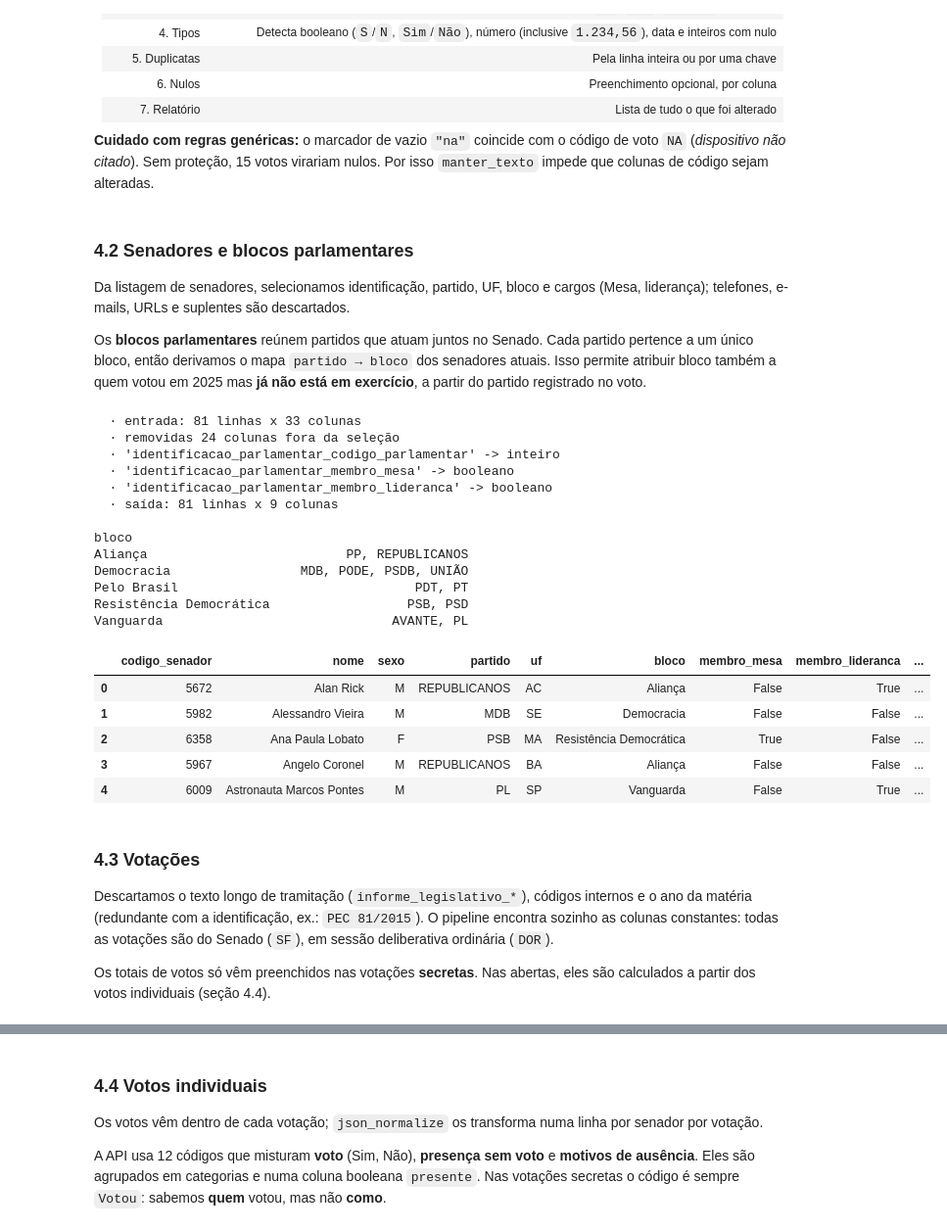
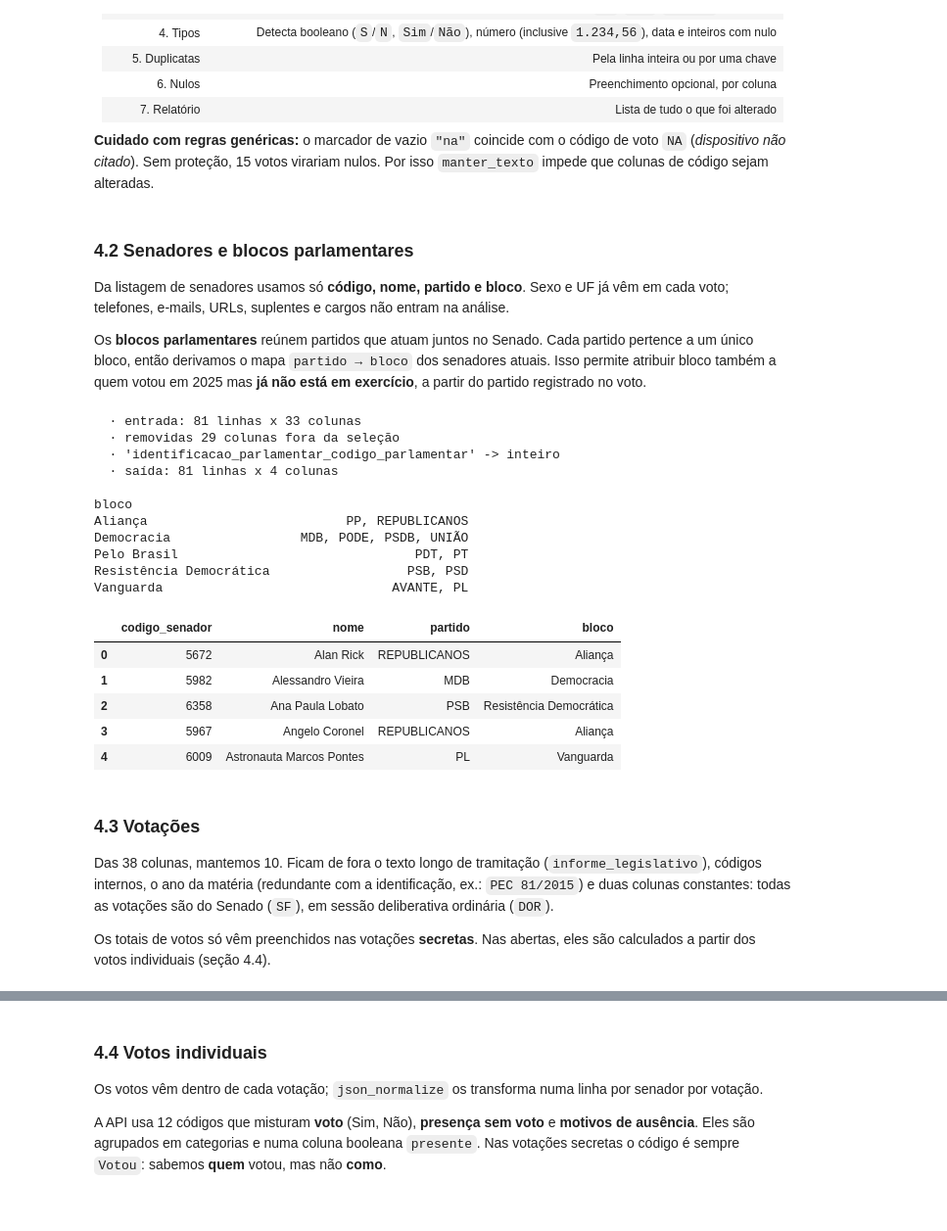
Before and after one commit to pedrob21/Aleon-Challenge, a Jupyter notebook: challenge.ipynb, the cells around one changed output, grey strips where cells are left out. Shown at 98% size. Saved outputs shown, nothing was run; the diff lists cells and outputs as text; code cells hidden in the pictures.

Commit message:
Simplificação e limpeza de código

```diff
--- a/challenge.ipynb
+++ b/challenge.ipynb
@@ -341,17 +331,17 @@ def converter_tipos(df: pd.DataFrame, manter_texto: list[str], limiar: float,
     return df
 
 
-def limpar(df: pd.DataFrame, *, selecionar: list[str] | None = None, remover: list[str] | None = None,
-           renomear: dict[str, str] | None = None, manter_texto: list[str] | None = None,
+def limpar(df: pd.DataFrame, *, colunas: dict[str, str] | None = None, remover: list[str] | None = None,
+           manter_texto: list[str] | None = None,
            chave_duplicata: list[str] | None = None, preencher: dict[str, Any] | None = None,
            max_nulos: float = 0.95, limiar_tipo: float = 0.9) -> tuple[pd.DataFrame, list[str]]:
     """Limpa um DataFrame qualquer e devolve (df_limpo, relatorio).
 
-    Os parâmetros usam os nomes de coluna já padronizados (snake_case); `renomear` é aplicado no fim.
+    Os parâmetros usam os nomes de coluna já padronizados (snake_case).
 
-    selecionar       padrões glob das colunas a manter (padrão: todas)
-    remover          padrões glob das colunas a descartar
-    renomear         {nome_padronizado: nome_final}
+    colunas          {nome_padronizado: nome_final}: mantém só essas colunas e as renomeia no fim
+                     (padrão: todas, com o nome padronizado)
+    remover          padrões glob das colunas a descartar (ex.: 'informe_legislativo*')
     manter_texto     colunas que nunca são convertidas nem têm vazios trocados (códigos, IDs)
     chave_duplicata  colunas que definem duplicata (padrão: linha inteira)
     preencher        {coluna: valor} para preencher nulos
@@ -363,7 +353,7 @@ def limpar(df: pd.DataFrame, *, selecionar: list[str] | None = None, remover: li
     df.columns = [padronizar_nome(c) for c in df.columns]
     manter_texto = manter_texto or []
 
-    df = remover_irrelevantes(df, selecionar or [], remover or [], max_nulos, log)
+    df = remover_irrelevantes(df, list(colunas or {}), remover or [], max_nulos, log)
     df = normalizar_textos(df, manter_texto)
     df = converter_tipos(df, manter_texto, limiar_tipo, log)
 
@@ -373,8 +363,8 @@ def limpar(df: pd.DataFrame, *, selecionar: list[str] | None = None, remover: li
         log.append(f"removidas {antes - len(df)} linhas duplicadas")
     if preencher:
         df = df.fillna(preencher)
-    if renomear:
-        df = df.rename(columns=renomear)
+    if colunas:
+        df = df.rename(columns=colunas)
 
     log.append(f"saída: {df.shape[0]} linhas x {df.shape[1]} colunas")
     return df, log
@@ -403,8 +393,8 @@ def mostrar(relatorio: list[str]) -> None:
 # %% [markdown]
 ### 4.2 Senadores e blocos parlamentares
 
-Da listagem de senadores, selecionamos identificação, partido, UF, bloco e cargos (Mesa, liderança);
-telefones, e-mails, URLs e suplentes são descartados.
+Da listagem de senadores usamos só **código, nome, partido e bloco**. Sexo e UF já vêm em cada voto;
+telefones, e-mails, URLs, suplentes e cargos não entram na análise.
 
 Os **blocos parlamentares** reúnem partidos que atuam juntos no Senado. Cada partido pertence a um
 único bloco, então derivamos o mapa `partido → bloco` dos senadores atuais. Isso permite atribuir
@@ -413,60 +403,51 @@ no voto.
 # %%
 P = "identificacao_parlamentar_"
 COLUNAS_SENADOR: dict[str, str] = {
     f"{P}codigo_parlamentar": "codigo_senador",
     f"{P}nome_parlamentar": "nome",
-    f"{P}sexo_parlamentar": "sexo",
     f"{P}sigla_partido_parlamentar": "partido",
-    f"{P}uf_parlamentar": "uf",
     f"{P}bloco_nome_bloco": "bloco",
-    f"{P}membro_mesa": "membro_mesa",
-    f"{P}membro_lideranca": "membro_lideranca",
-    "mandato_descricao_participacao": "participacao",  # titular ou suplente
 }
 
-senadores, relatorio = limpar(pd.json_normalize(senadores_raw), selecionar=list(COLUNAS_SENADOR),
-                              renomear=COLUNAS_SENADOR, chave_duplicata=[f"{P}codigo_parlamentar"])
+senadores, relatorio = limpar(pd.json_normalize(senadores_raw), colunas=COLUNAS_SENADOR,
+                              chave_duplicata=[f"{P}codigo_parlamentar"])
 mostrar(relatorio)
 
-# regras do domínio
-senadores["sexo"] = senadores["sexo"].map({"Masculino": "M", "Feminino": "F"})
-senadores["bloco"] = (senadores["bloco"].str.removeprefix("Bloco Parlamentar ")   # nome curto do bloco
+# 'Bloco Parlamentar da Resistência Democrática' -> 'Resistência Democrática'
+senadores["bloco"] = (senadores["bloco"].str.removeprefix("Bloco Parlamentar ")
                       .str.removeprefix("da ").str.removeprefix("do "))
 
 com_bloco = senadores.dropna(subset=["bloco"])
-blocos_por_partido = com_bloco.groupby("partido")["bloco"].nunique()
-if (blocos_por_partido > 1).any():  # premissa: cada partido está em um único bloco
-    log.warning("Partidos em mais de um bloco: %s", list(blocos_por_partido[blocos_por_partido > 1].index))
-PARTIDO_BLOCO: dict[str, str] = com_bloco.groupby("partido")["bloco"].agg(lambda s: s.mode()[0]).to_dict()
+if com_bloco.groupby("partido")["bloco"].nunique().gt(1).any():  # premissa: um bloco por partido
+    log.warning("Há partido em mais de um bloco; o mapa partido -> bloco usará o primeiro")
+PARTIDO_BLOCO: dict[str, str] = com_bloco.drop_duplicates("partido").set_index("partido")["bloco"].to_dict()
 
 print(com_bloco.groupby("bloco")["partido"].agg(lambda s: ", ".join(sorted(set(s)))).to_string(), end="\n\n")
 senadores.head()
 # %% [output]
   · entrada: 81 linhas x 33 colunas
-  · removidas 24 colunas fora da seleção
+  · removidas 29 colunas fora da seleção
   · 'identificacao_parlamentar_codigo_parlamentar' -> inteiro
-  · 'identificacao_parlamentar_membro_mesa' -> booleano
-  · 'identificacao_parlamentar_membro_lideranca' -> booleano
-  · saída: 81 linhas x 9 colunas
+  · saída: 81 linhas x 4 colunas
 
 bloco
 Aliança                          PP, REPUBLICANOS
 Democracia                 MDB, PODE, PSDB, UNIÃO
 Pelo Brasil                               PDT, PT
 Resistência Democrática                  PSB, PSD
 Vanguarda                              AVANTE, PL
-|  | codigo_senador | nome | sexo | partido | uf | bloco | membro_mesa | membro_lideranca | ... |
-| 0 | 5672 | Alan Rick | M | REPUBLICANOS | AC | Aliança | False | True | ... |
-| 1 | 5982 | Alessandro Vieira | M | MDB | SE | Democracia | False | False | ... |
-| 2 | 6358 | Ana Paula Lobato | F | PSB | MA | Resistência Democrática | True | False | ... |
-| 3 | 5967 | Angelo Coronel | M | REPUBLICANOS | BA | Aliança | False | False | ... |
-| 4 | 6009 | Astronauta Marcos Pontes | M | PL | SP | Vanguarda | False | True | ... |
+|  | codigo_senador | nome | partido | bloco |
+| 0 | 5672 | Alan Rick | REPUBLICANOS | Aliança |
+| 1 | 5982 | Alessandro Vieira | MDB | Democracia |
+| 2 | 6358 | Ana Paula Lobato | PSB | Resistência Democrática |
+| 3 | 5967 | Angelo Coronel | REPUBLICANOS | Aliança |
+| 4 | 6009 | Astronauta Marcos Pontes | PL | Vanguarda |
 # %% [markdown]
 ### 4.3 Votações
 
-Descartamos o texto longo de tramitação (`informe_legislativo_*`), códigos internos e o ano da matéria
-(redundante com a identificação, ex.: `PEC 81/2015`). O pipeline encontra sozinho as colunas
-constantes: todas as votações são do Senado (`SF`), em sessão deliberativa ordinária (`DOR`).
+Das 38 colunas, mantemos 10. Ficam de fora o texto longo de tramitação (`informe_legislativo`),
+códigos internos, o ano da matéria (redundante com a identificação, ex.: `PEC 81/2015`) e duas
+colunas constantes: todas as votações são do Senado (`SF`), em sessão deliberativa ordinária (`DOR`).
 
 Os totais de votos só vêm preenchidos nas votações **secretas**. Nas abertas, eles são calculados a
 partir dos votos individuais (seção 4.4).
```
Also changed, not shown: parts of 8 cells of this notebook.
